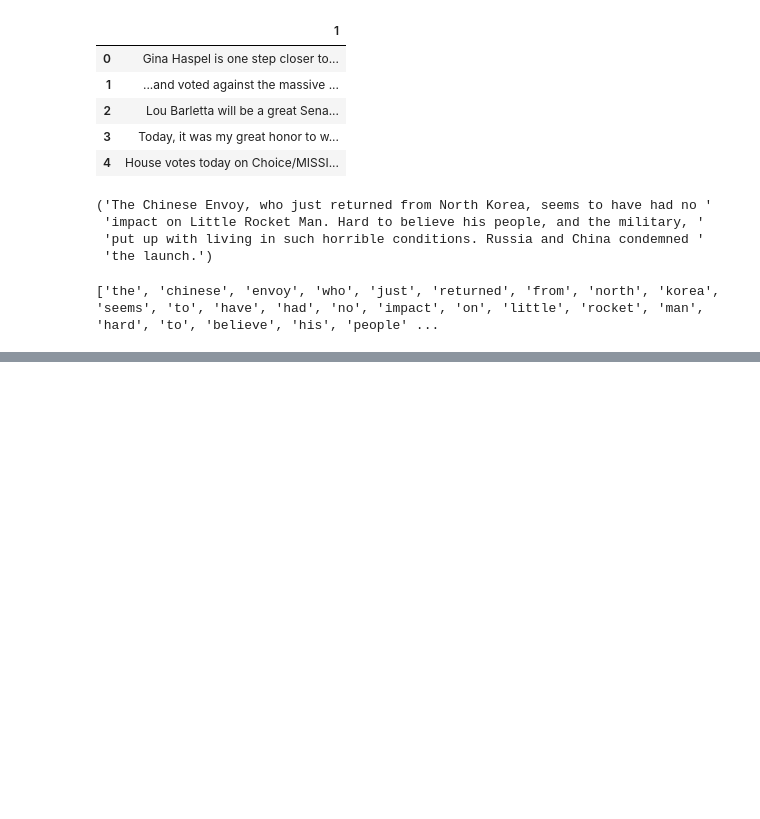
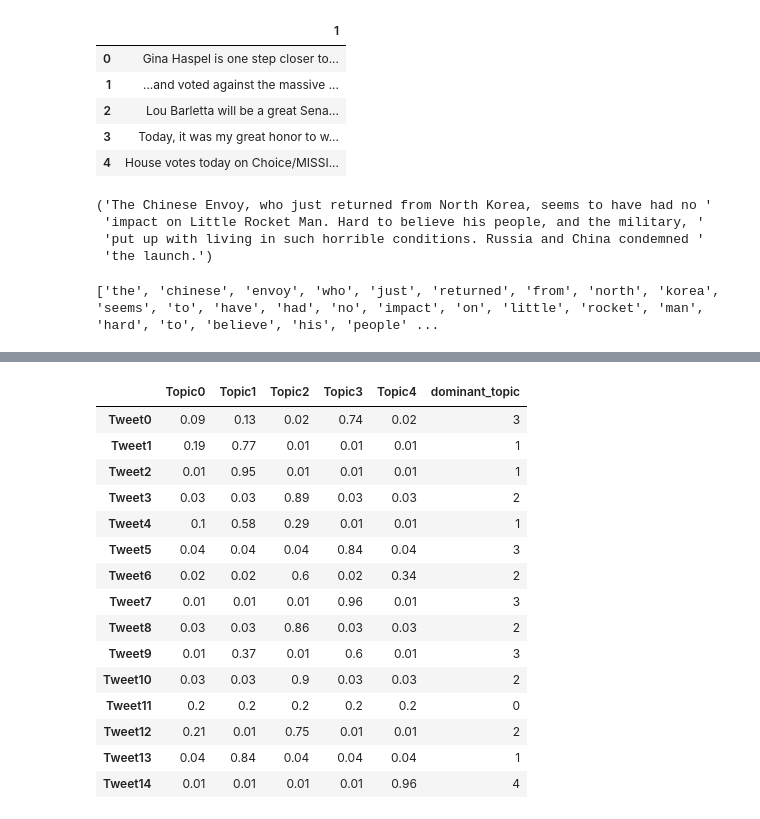
Before and after one commit to beimingliu/What_does_trump_say, a Jupyter notebook: notebook/LDA.ipynb, the cells around one changed output, grey strips where cells are left out. Drawn from its saved outputs; the diff is of its cells as text; code cells hidden in the pictures; blank space fills up the shorter version.

```diff
--- a/notebook/LDA.ipynb
+++ b/notebook/LDA.ipynb
@@ -154,0 +244,46 @@ RuntimeError: Model 'en>=1.1.0,<1.2.0' not installed. Please run 'python -m spac
+# %%
+# Create Document - Topic Matrix
+lda_output = best_lda_model.transform(data_vectorized)
+
+# column names
+topicnames = ["Topic" + str(i) for i in range(best_lda_model.n_components)]
+
+# index names
+docnames = ["Tweet" + str(i) for i in range(len(data))]
+
+# Make the pandas dataframe
+df_document_topic = pd.DataFrame(np.round(lda_output, 2), columns=topicnames, index=docnames)
+
+# Get dominant topic for each document
+dominant_topic = np.argmax(df_document_topic.values, axis=1)
+df_document_topic['dominant_topic'] = dominant_topic
+
+# Styling
+def color_green(val):
+    color = 'green' if val > .1 else 'black'
+    return 'color: {col}'.format(col=color)
+
+def make_bold(val):
+    weight = 700 if val > .1 else 400
+    return 'font-weight: {weight}'.format(weight=weight)
+
+# Apply Style
+df_document_topics = df_document_topic.head(15).style.applymap(color_green).applymap(make_bold)
+df_document_topics
+# %% [output]
+|  | Topic0 | Topic1 | Topic2 | Topic3 | Topic4 | dominant_topic |
+| Tweet0 | 0.09 | 0.13 | 0.02 | 0.74 | 0.02 | 3 |
+| Tweet1 | 0.19 | 0.77 | 0.01 | 0.01 | 0.01 | 1 |
+| Tweet2 | 0.01 | 0.95 | 0.01 | 0.01 | 0.01 | 1 |
+| Tweet3 | 0.03 | 0.03 | 0.89 | 0.03 | 0.03 | 2 |
+| Tweet4 | 0.1 | 0.58 | 0.29 | 0.01 | 0.01 | 1 |
+| Tweet5 | 0.04 | 0.04 | 0.04 | 0.84 | 0.04 | 3 |
+| Tweet6 | 0.02 | 0.02 | 0.6 | 0.02 | 0.34 | 2 |
+| Tweet7 | 0.01 | 0.01 | 0.01 | 0.96 | 0.01 | 3 |
+| Tweet8 | 0.03 | 0.03 | 0.86 | 0.03 | 0.03 | 2 |
+| Tweet9 | 0.01 | 0.37 | 0.01 | 0.6 | 0.01 | 3 |
+| Tweet10 | 0.03 | 0.03 | 0.9 | 0.03 | 0.03 | 2 |
+| Tweet11 | 0.2 | 0.2 | 0.2 | 0.2 | 0.2 | 0 |
+| Tweet12 | 0.21 | 0.01 | 0.75 | 0.01 | 0.01 | 2 |
+| Tweet13 | 0.04 | 0.84 | 0.04 | 0.04 | 0.04 | 1 |
+| Tweet14 | 0.01 | 0.01 | 0.01 | 0.01 | 0.96 | 4 |
```
Also changed, not shown: parts of 25 cells of this notebook, 2 other files.
